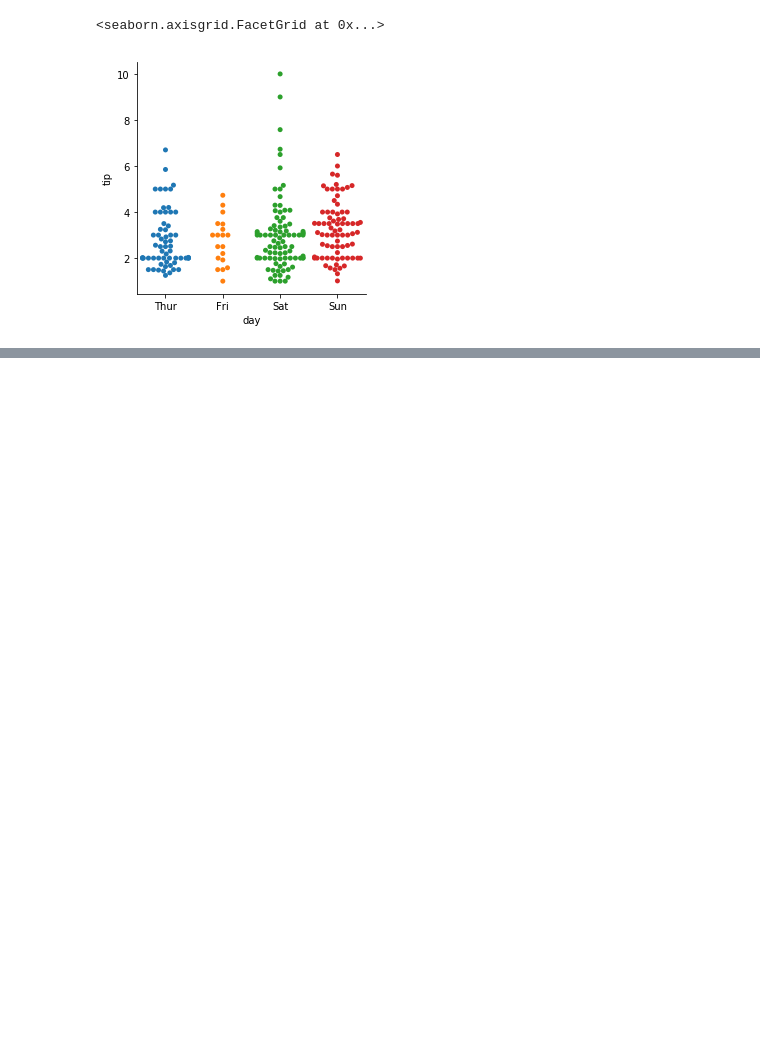
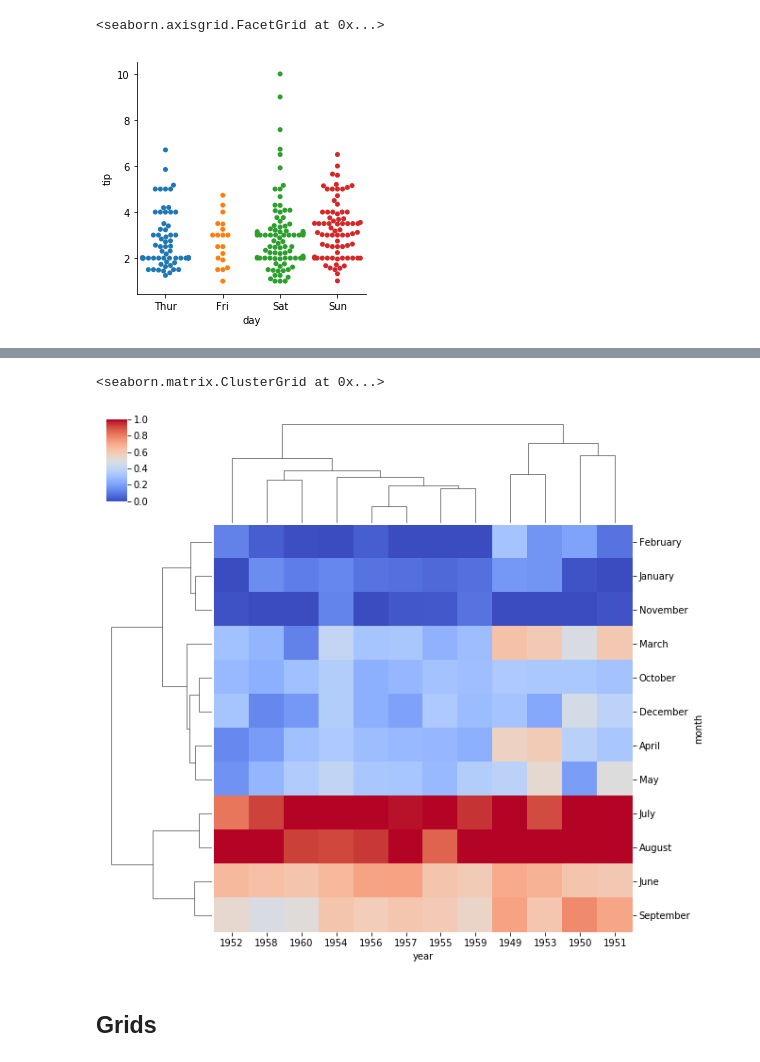
Before and after one commit to apuvvala-git/learndatascience, a Jupyter notebook: Data Visualization - Seaborn.ipynb, the cells around one changed output, grey strips where cells are left out. Cells and saved outputs as stored; diff of their text form; code cells hidden in the pictures; blank space fills up the shorter version.

```diff
--- a/Data Visualization - Seaborn.ipynb
+++ b/Data Visualization - Seaborn.ipynb
@@ -52,0 +119,8 @@ sns.factorplot(x='day',y='tip',data=tips,kind='swarm')
+# %%
+# cluster map
+sns.clustermap(flights_matrix,cmap='coolwarm',standard_scale=1)
+# %% [output]
+<seaborn.matrix.ClusterGrid at 0x...>
+[figure, added]
+# %% [markdown]
+## Grids
```
Also changed, not shown: parts of 17 cells of this notebook.
